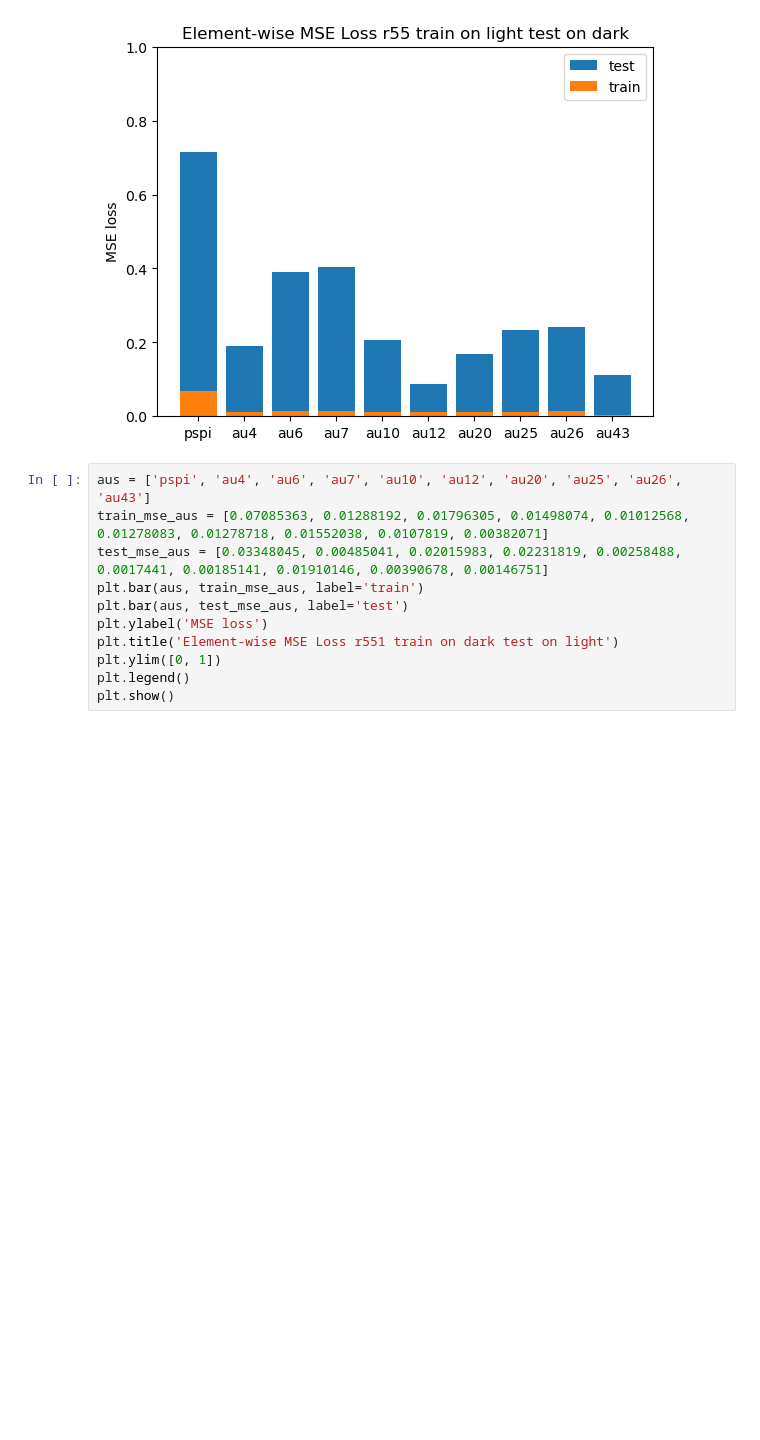
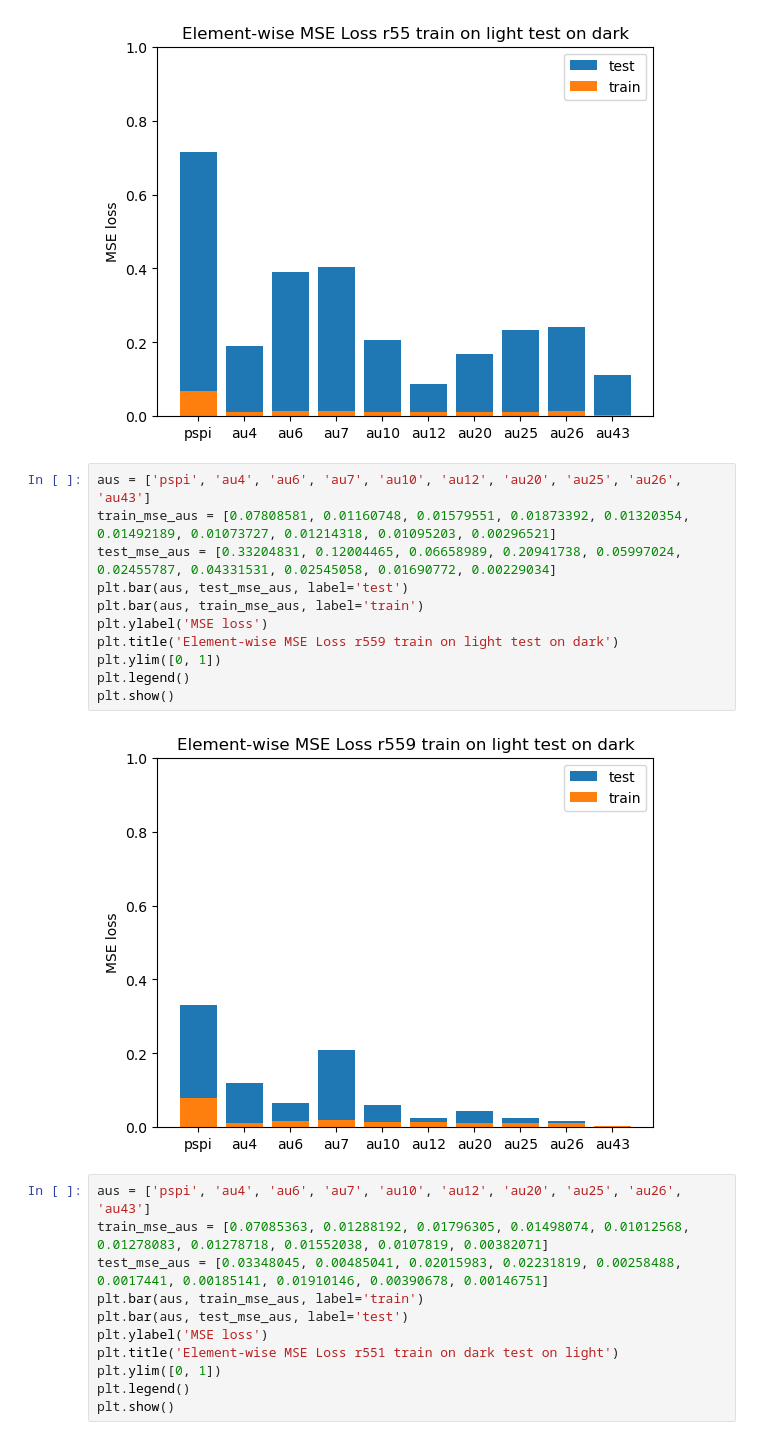
Before and after one commit to hiyuantang/FAU_Dataset, a Jupyter notebook: code/vis_maemse.ipynb, the cells around one changed output. Cells and saved outputs as stored; diff of their text form; blank space fills up the shorter version.

```diff
--- a/code/vis_maemse.ipynb
+++ b/code/vis_maemse.ipynb
@@ -62,6 +68,19 @@ plt.legend()
 plt.show()
 # %% [output]
 [figure]
+# %%
+aus = ['pspi', 'au4', 'au6', 'au7', 'au10', 'au12', 'au20', 'au25', 'au26', 'au43']
+train_mse_aus = [0.07808581, 0.01160748, 0.01579551, 0.01873392, 0.01320354, 0.01492189, 0.01073727, 0.01214318, 0.01095203, 0.00296521]
+test_mse_aus = [0.33204831, 0.12004465, 0.06658989, 0.20941738, 0.05997024, 0.02455787, 0.04331531, 0.02545058, 0.01690772, 0.00229034]
+plt.bar(aus, test_mse_aus, label='test')
+plt.bar(aus, train_mse_aus, label='train')
+plt.ylabel('MSE loss')
+plt.title('Element-wise MSE Loss r559 train on light test on dark')
+plt.ylim([0, 1])
+plt.legend()
+plt.show()
+# %% [output]
+[figure, added]
 # %%
 aus = ['pspi', 'au4', 'au6', 'au7', 'au10', 'au12', 'au20', 'au25', 'au26', 'au43']
 train_mse_aus = [0.07085363, 0.01288192, 0.01796305, 0.01498074, 0.01012568, 0.01278083, 0.01278718, 0.01552038, 0.0107819, 0.00382071]
```
Also changed, not shown: parts of 1 cell of this notebook.
